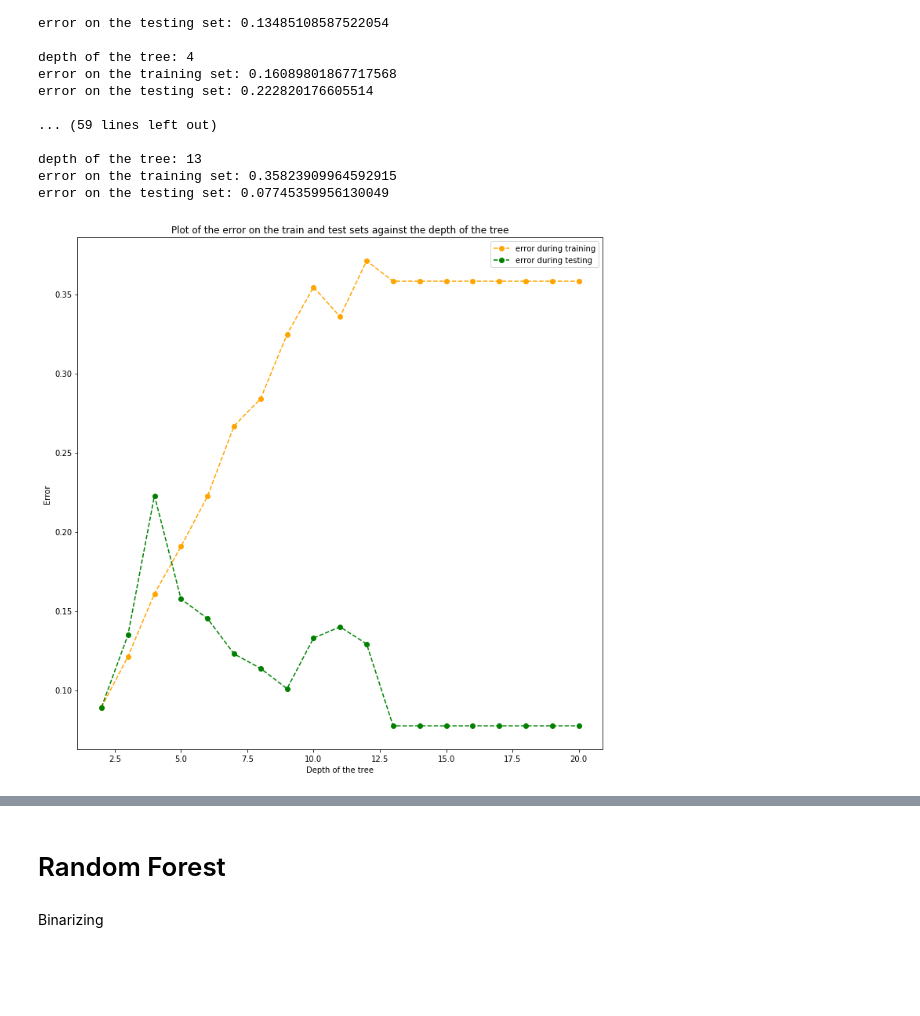
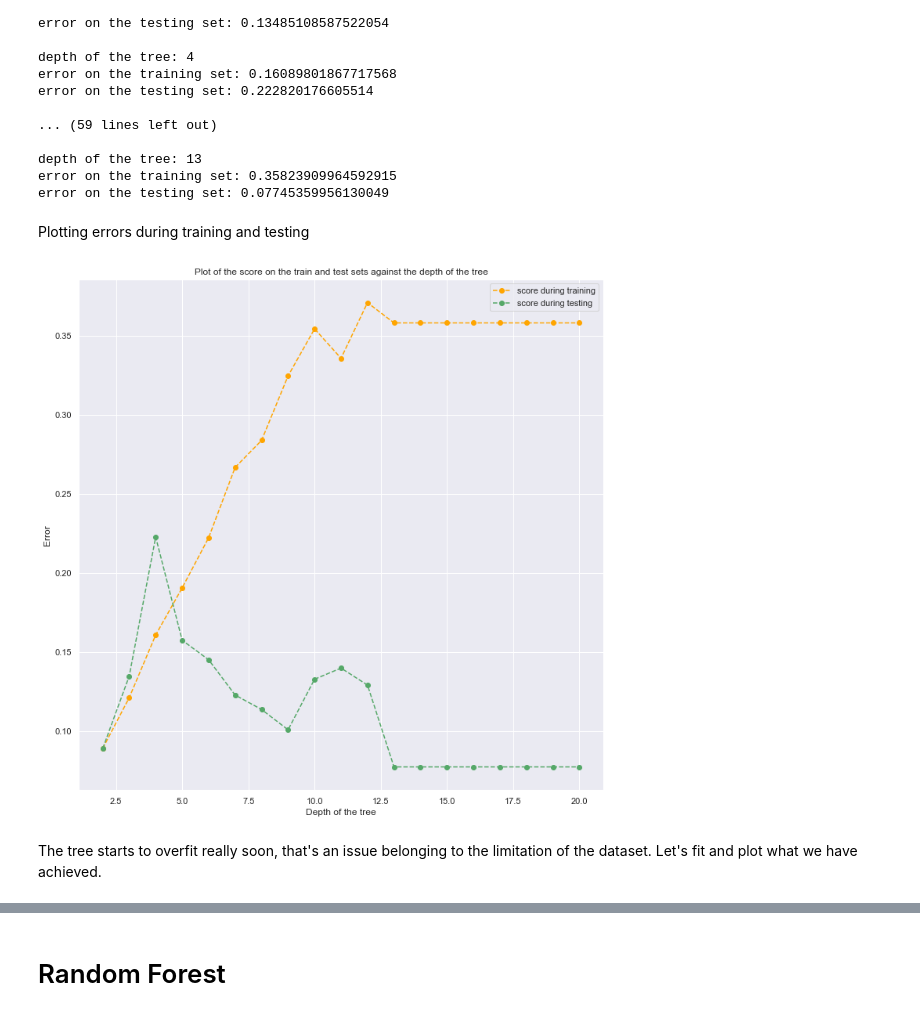
Before and after one commit to MarcoSpano/ProjectDataMining, a Jupyter notebook: Project-final.ipynb, the cells around one changed output, grey strips where cells are left out. Saved outputs shown, nothing was run; the diff lists cells and outputs as text; code cells hidden in the pictures; blank space fills up the shorter version.

```diff
--- a/Project-final.ipynb
+++ b/Project-final.ipynb
@@ -100,9 +106,9 @@ import numpy as np
 
 for i in range(0,33):
     plt.plot(merged[:, i], merged[:, 32], 'g.')
-    plt.xlabel('PC1')
+    plt.xlabel(column_names[i])
     plt.ylabel('Grades')
-    plt.title('plot of the first two Principal Components of PCA')
+    plt.title(f'plot of {column_names[i]} on grades of a student')
     plt.show()
 
 
@@ -260,26 +290,0 @@ print(mean)
-# %%
-from sklearn.model_selection import KFold
-
-kf = KFold(n_splits = 15)
-kf.get_n_splits(X)
-
-best = 0
-
-for i in range(2,600):
-    mean = 0
-    for train_index,test_index in kf.split(X):
-        X_train, X_test = X[train_index], X[test_index]
-        y_train, y_test = y[train_index], y[test_index]
-
-        clf = tree.DecisionTreeClassifier(criterion = 'gini', splitter='random', min_samples_split = i)
-        clf.fit(X_train,y_train)
-        score = clf.score(X_test, y_test)
-
-        mean += score
-    mean /= 15
-
-    if(mean > best):
-        best = mean
-        print(mean, i)
-
-print(best)
@@ -368,20 +323,24 @@ error on the testing set: 0.222820176605514
 depth of the tree: 13
 error on the training set: 0.35823909964592915
 error on the testing set: 0.07745359956130049
+# %% [markdown]
+Plotting errors during training and testing
 # %%
 fig = plt.figure(figsize=(12,12))
 
 depthX = np.arange(19) + 2
 
-plt.plot(depthX,err_train[2:], '--o', color='orange', label="error during training")
-plt.plot(depthX,err_test[2:], '--o', color='g', label="error during testing")
+plt.plot(depthX,err_train[2:], '--o', color='orange', label="score during training")
+plt.plot(depthX,err_test[2:], '--o', color='g', label="score during testing")
 plt.xlabel('Depth of the tree')
 plt.ylabel('Error')
-plt.title('Plot of the error on the train and test sets against the depth of the tree')
+plt.title('Plot of the score on the train and test sets against the depth of the tree')
 plt.legend()
 plt.show()
 # %% [output]
-[figure, old version]
+[figure, new version]
+# %% [markdown]
+The tree starts to overfit really soon, that's an issue belonging to the limitation of the dataset. Let's fit and plot what we have achieved.
 # %%
 clf = DecisionTreeRegressor(max_depth=4, splitter="random",min_samples_leaf=10, random_state=0)
 clf = clf.fit(RX_train, Ry_train)
@@ -404,5 +363,3 @@ graph
 [drawing not drawn]
 # %% [markdown]
 # Random Forest
-# %% [markdown]
-Binarizing
```
Also changed, not shown: parts of 47 cells of this notebook, 2 other files.
